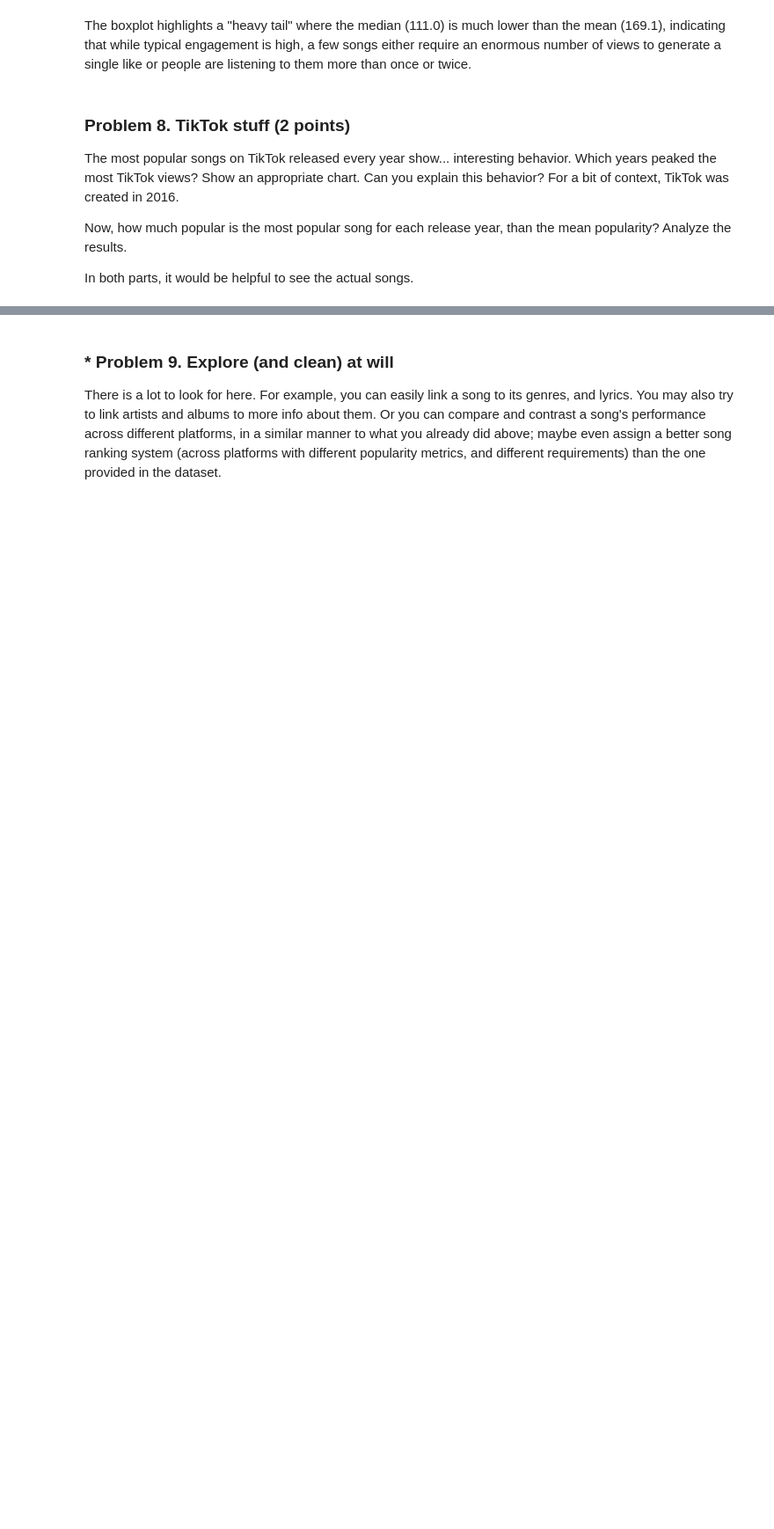
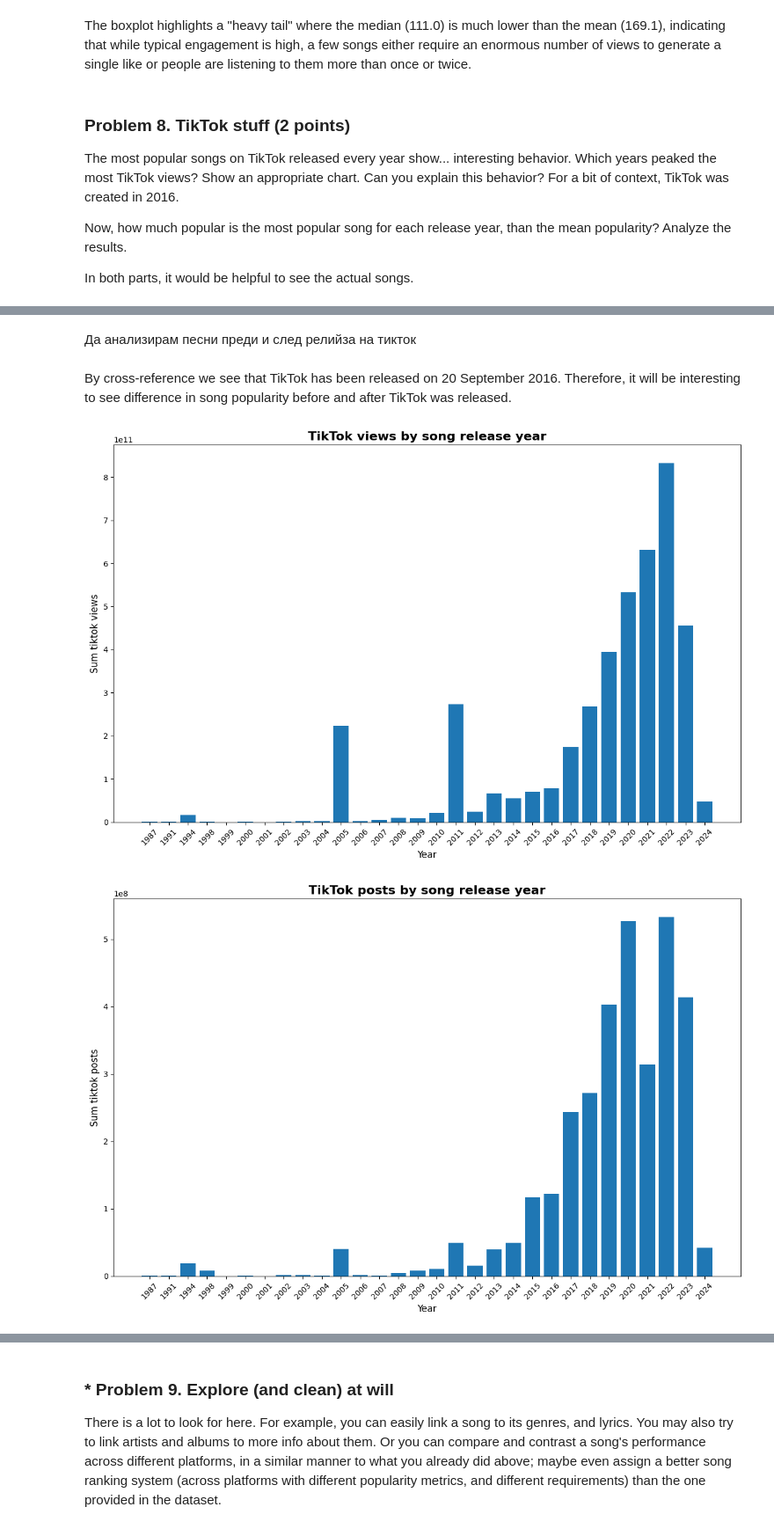
Before and after one commit to VladoDev03/data-science-softuni, a Jupyter notebook: 02-data-visualization-exploratory-data-analysis/Data Visualization and EDA Lab.ipynb, the cells around one changed output, grey strips where cells are left out. Shown at 88% size. Cells and saved outputs as stored; diff of their text form; code cells hidden in the pictures; blank space fills up the shorter version.

```diff
--- a/02-data-visualization-exploratory-data-analysis/Data Visualization and EDA Lab.ipynb
+++ b/02-data-visualization-exploratory-data-analysis/Data Visualization and EDA Lab.ipynb
@@ -658,3 +693,5 @@ The most popular songs on TikTok released every year show... interesting behavio
 Now, how much popular is the most popular song for each release year, than the mean popularity? Analyze the results.
 
 In both parts, it would be helpful to see the actual songs.
+# %%
+tiktok_columns = [col for col in spotify_data.columns if 'tiktok' in col.lower()]
@@ -660,0 +710,2 @@ In both parts, it would be helpful to see the actual songs.
+# %%
+tiktok_data = spotify_data[["track", "release_date"] + tiktok_columns].copy()
@@ -660,0 +728,26 @@ In both parts, it would be helpful to see the actual songs.
+# %% [markdown]
+Да анализирам песни преди и след релийза на тикток
+# %% [markdown]
+By cross-reference we see that TikTok has been released on 20 September 2016. Therefore, it will be interesting to see difference in song popularity before and after TikTok was released.
+# %%
+# group songs by year
+def group_tiktok_by_year(data, agg_col="tiktok_views", agg_func="sum"):
+    agg_col_name = f"{agg_func}_{agg_col}"
+
+    grouped = (data
+               .groupby(data.release_date.dt.year)[agg_col]
+               .agg(agg_func)
+               .reset_index(name=agg_col_name))
+
+    grouped.columns = ["year", agg_col_name]
+
+    return grouped
+# %%
+tiktok_views_by_year = group_tiktok_by_year(tiktok_data)
+tiktok_posts_by_year = group_tiktok_by_year(tiktok_data, agg_col="tiktok_posts", agg_func="sum")
+# %%
+plot_songs_by_period(tiktok_views_by_year, "year", count_col="sum_tiktok_views", title="TikTok views by song release year", count_labels=False)
+plot_songs_by_period(tiktok_posts_by_year, "year", count_col="sum_tiktok_posts", title="TikTok posts by song release year", count_labels=False)
+# %% [output]
+[figure, added]
+[figure, added]
```
Also changed, not shown: parts of 35 cells of this notebook.
